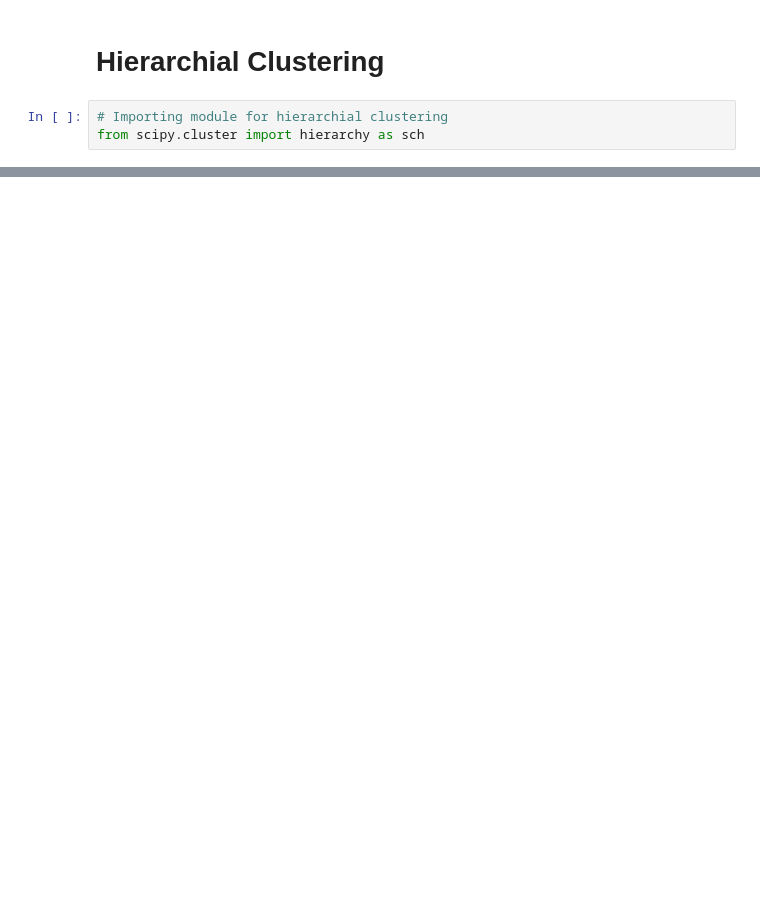
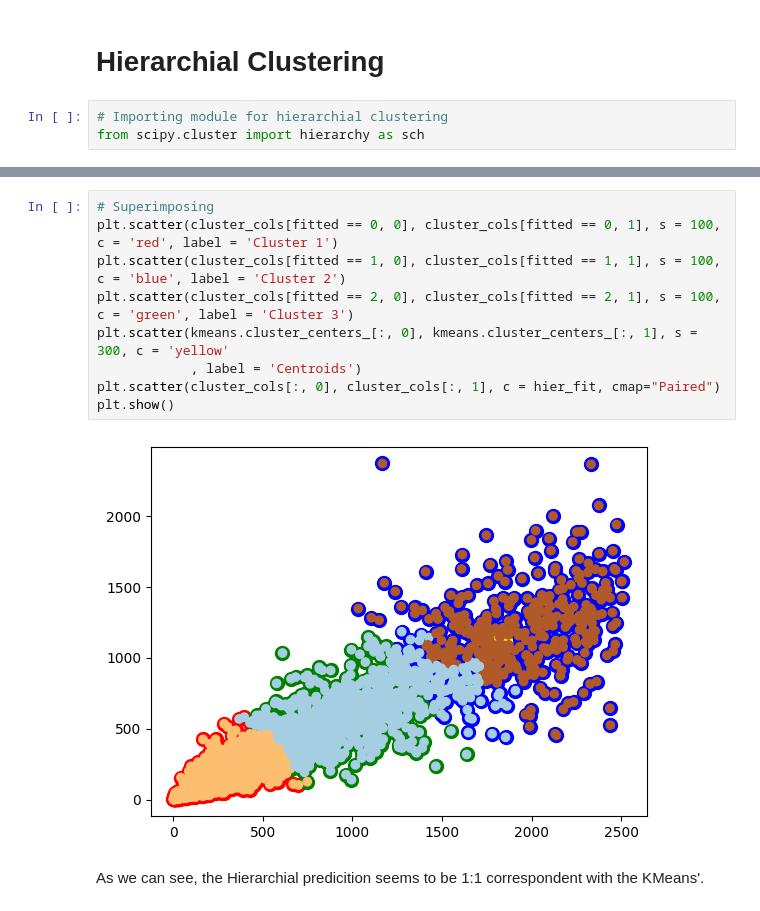
Before and after one commit to Supermjork/K-Kustomer-Klusters, a Jupyter notebook: notebook/cashier.ipynb, the cells around one changed output, grey strips where cells are left out. Drawn from its saved outputs; the diff is of its cells as text; blank space fills up the shorter version.

```diff
--- a/notebook/cashier.ipynb
+++ b/notebook/cashier.ipynb
@@ -432,0 +467,13 @@ plt.axhline(y = 6, color = 'red', linestyle = '--')
+# %%
+# Superimposing
+plt.scatter(cluster_cols[fitted == 0, 0], cluster_cols[fitted == 0, 1], s = 100, c = 'red', label = 'Cluster 1')
+plt.scatter(cluster_cols[fitted == 1, 0], cluster_cols[fitted == 1, 1], s = 100, c = 'blue', label = 'Cluster 2')
+plt.scatter(cluster_cols[fitted == 2, 0], cluster_cols[fitted == 2, 1], s = 100, c = 'green', label = 'Cluster 3')
+plt.scatter(kmeans.cluster_centers_[:, 0], kmeans.cluster_centers_[:, 1], s = 300, c = 'yellow'
+            , label = 'Centroids')
+plt.scatter(cluster_cols[:, 0], cluster_cols[:, 1], c = hier_fit, cmap="Paired")
+plt.show()
+# %% [output]
+[figure, added]
+# %% [markdown]
+As we can see, the Hierarchial predicition seems to be 1:1 correspondent with the KMeans'.
```
Also changed, not shown: parts of 6 cells of this notebook.
